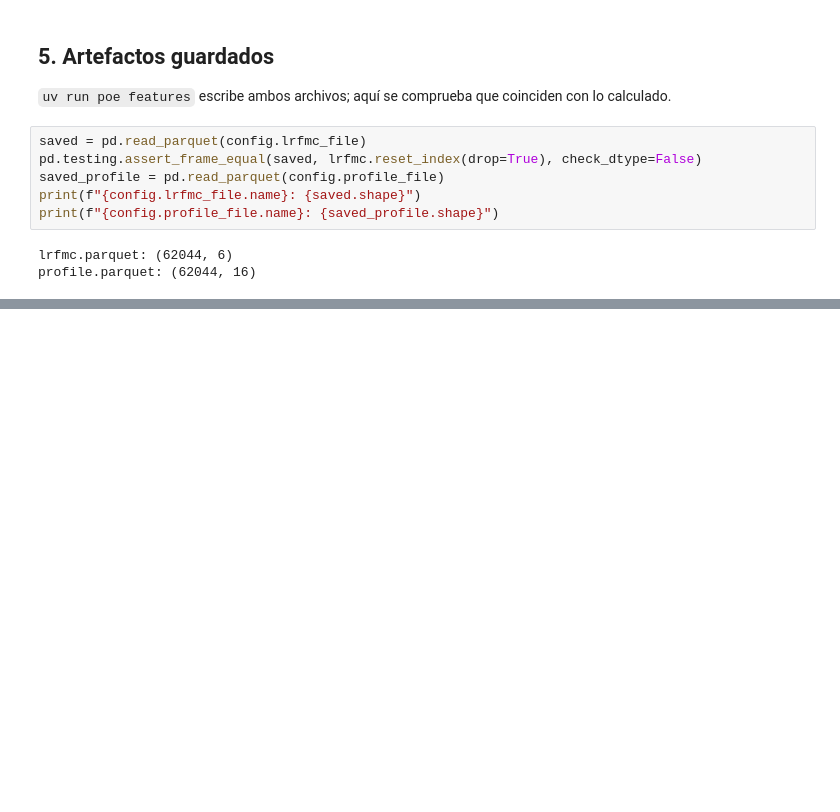
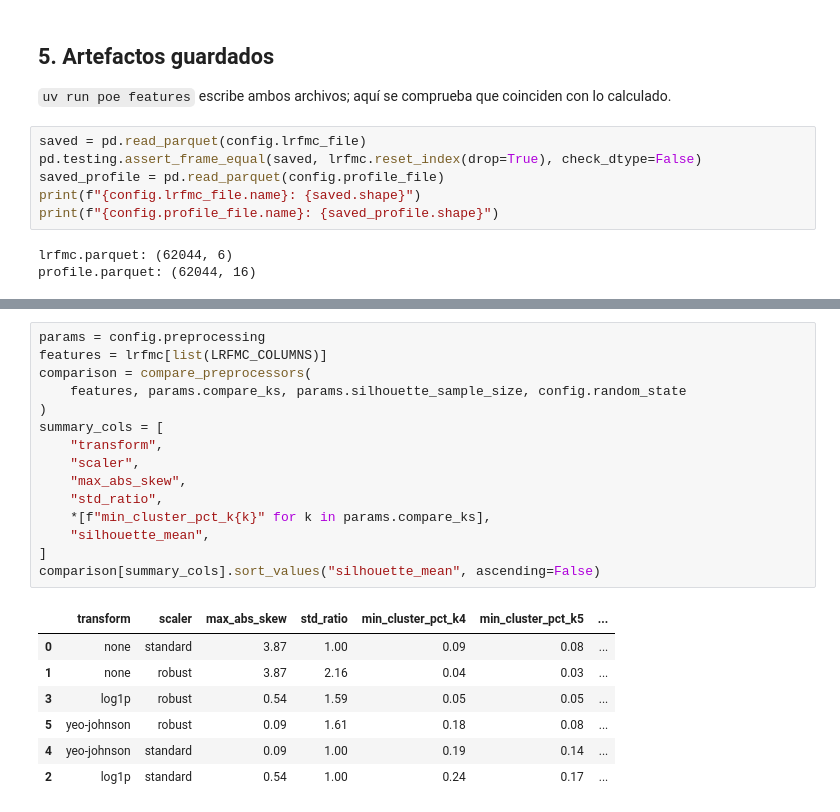
Before and after one commit to freddxvill/segmentacion-clientes-aerolinea, a Jupyter notebook: notebooks/03_features_y_transformacion.ipynb, the cells around one changed output, grey strips where cells are left out. Cells and saved outputs as stored; diff of their text form; blank space fills up the shorter version.

```diff
--- a/notebooks/03_features_y_transformacion.ipynb
+++ b/notebooks/03_features_y_transformacion.ipynb
@@ -186,0 +207,23 @@ profile.parquet: (62044, 16)
+# %%
+params = config.preprocessing
+features = lrfmc[list(LRFMC_COLUMNS)]
+comparison = compare_preprocessors(
+    features, params.compare_ks, params.silhouette_sample_size, config.random_state
+)
+summary_cols = [
+    "transform",
+    "scaler",
+    "max_abs_skew",
+    "std_ratio",
+    *[f"min_cluster_pct_k{k}" for k in params.compare_ks],
+    "silhouette_mean",
+]
+comparison[summary_cols].sort_values("silhouette_mean", ascending=False)
+# %% [output]
+|  | transform | scaler | max_abs_skew | std_ratio | min_cluster_pct_k4 | min_cluster_pct_k5 | ... |
+| 0 | none | standard | 3.87 | 1.00 | 0.09 | 0.08 | ... |
+| 1 | none | robust | 3.87 | 2.16 | 0.04 | 0.03 | ... |
+| 3 | log1p | robust | 0.54 | 1.59 | 0.05 | 0.05 | ... |
+| 5 | yeo-johnson | robust | 0.09 | 1.61 | 0.18 | 0.08 | ... |
+| 4 | yeo-johnson | standard | 0.09 | 1.00 | 0.19 | 0.14 | ... |
+| 2 | log1p | standard | 0.54 | 1.00 | 0.24 | 0.17 | ... |
```
Also changed, not shown: parts of 14 cells of this notebook, 14 other files.
